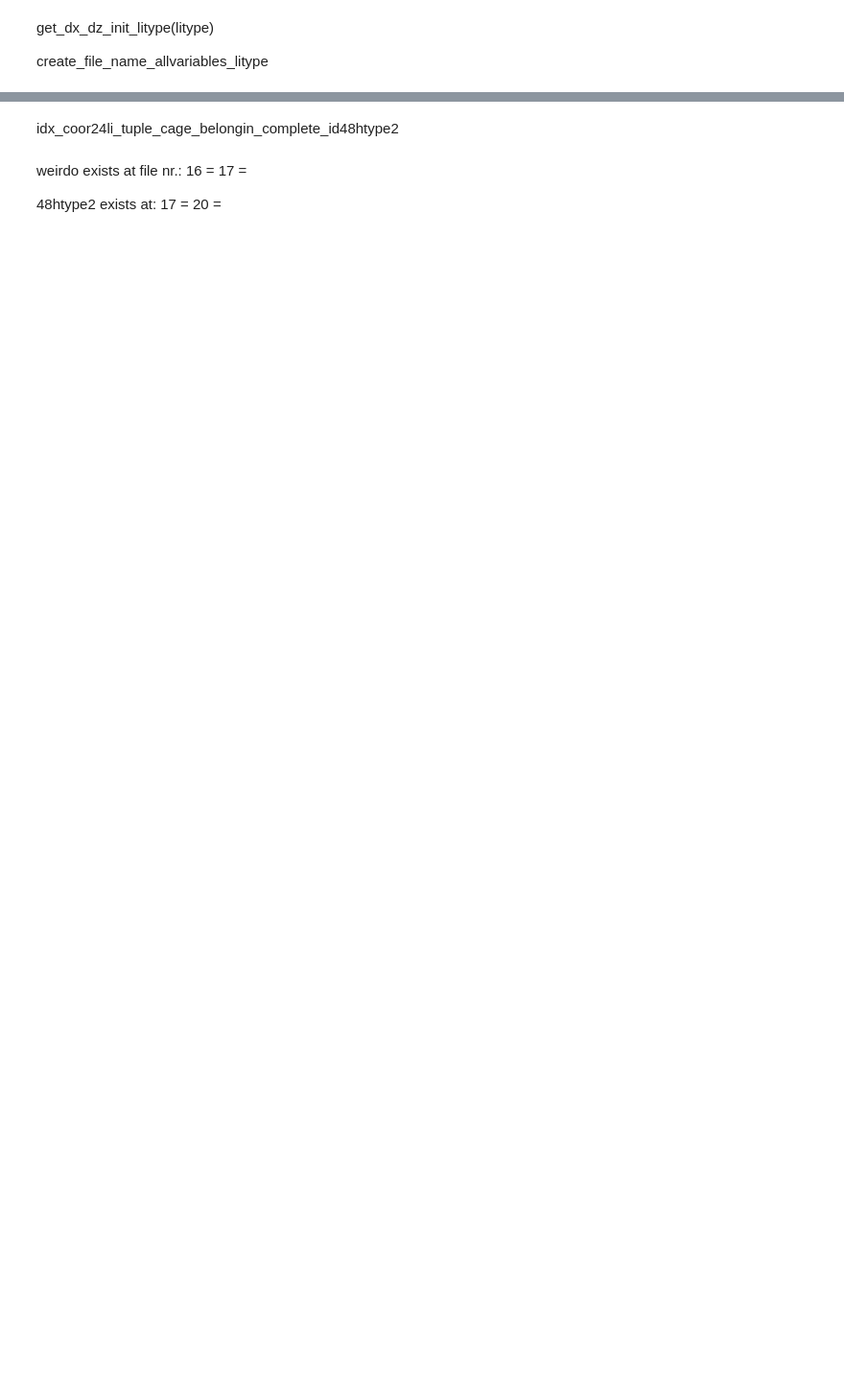
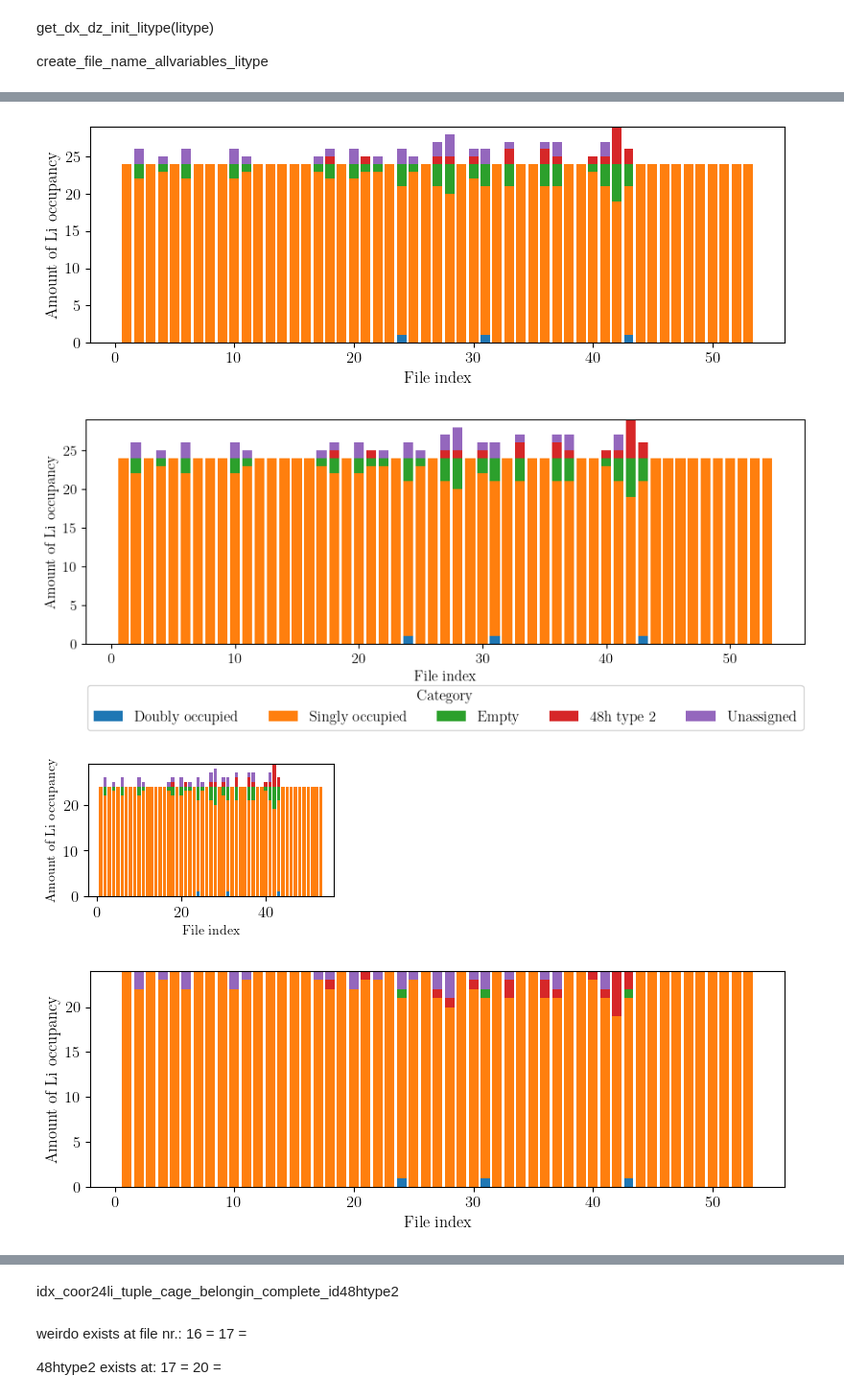
Before and after one commit to a-firdaus/LitMove, a Jupyter notebook: 03_orientation_and_mapping_packages.ipynb, the cells around one changed output, grey strips where cells are left out. Shown at 96% size. Saved outputs shown, nothing was run; the diff lists cells and outputs as text; code cells hidden in the pictures; blank space fills up the shorter version.

```diff
--- a/03_orientation_and_mapping_packages.ipynb
+++ b/03_orientation_and_mapping_packages.ipynb
@@ -874,0 +452,5 @@ The default value of `n_init` will change from 10 to 'auto' in 1.4. Set the valu
+# %%
+# NECESSARY STEP: modify "48htype1" in "idx_coor_limapped_weirdos_dict" for litype=1
+move_by_occupancy.relabel_48htype1(df_mapping_metainfo, litype)
+
+df_mapping_metainfo_sorted = df_mapping_metainfo.sort_values("toten [eV]", ascending=True).reset_index()
@@ -875,7 +494,23 @@ The default value of `n_init` will change from 10 to 'auto' in 1.4. Set the valu
 # %%
-move_by_tuple_cage.get_complete_closest_tuple_cage(file_loc_important_cols, tuple_cage_metainfo, coor_48htype1_metainfo)
-# weighing_movement(file_loc_important_cols, litype)
-# df_weighted = tuple_cage.get_df_movement(file_loc_important_cols, to_plot = 'weight')
+dataframe = df_mapping_metainfo_sorted
+sorted = "True"
+
+move_by_occupancy.get_occupancy(dataframe, coor_ref_structure_48n24_expanded, tuple_cage_metainfo, el = "Li")
+df_occupancy_strict_sorted = movement.plot_occupancy(dataframe, sorted, direc_restructure_destination, litype, strict_count=True)
+df_occupancy_sorted = movement.plot_occupancy(dataframe, sorted, direc_restructure_destination, litype, strict_count=False)
+
+move_by_tuple_cage.get_complete_closest_tuple_cage(dataframe, tuple_cage_metainfo, coor_48htype2_metainfo)
+# weighing_movement(df_mapping_metainfo, litype)
+# df_weighted = tuple_cage.get_df_movement(df_mapping_metainfo, to_plot = 'weight')
 # # Plot.Movement.Distance.plot_distance(df_weighted, max_mapping_radius, Li_idxs="all")
 # Plot.Movement.Distance.plot_distance(df_weighted, max_mapping_radius, activate_shifting_x = False, activate_diameter_line=False, Li_idxs='all')
+
+labelling.get_amount_type(dataframe, litype, el = "Li")
+df_amount_type_sorted = mapping_labelling.get_df_amount_type(dataframe, litype, el = "Li")
+mapping_labelling.plot_amount_type(df_amount_type_sorted, sorted, direc_restructure_destination, litype, style = "bar")
+print(df_amount_type_sorted.sum())
 # %% [output]
+[figure, added]
+[figure, added]
+[figure, added]
+[figure, added]
```
Also changed, not shown: parts of 94 cells of this notebook, 17 other files.
